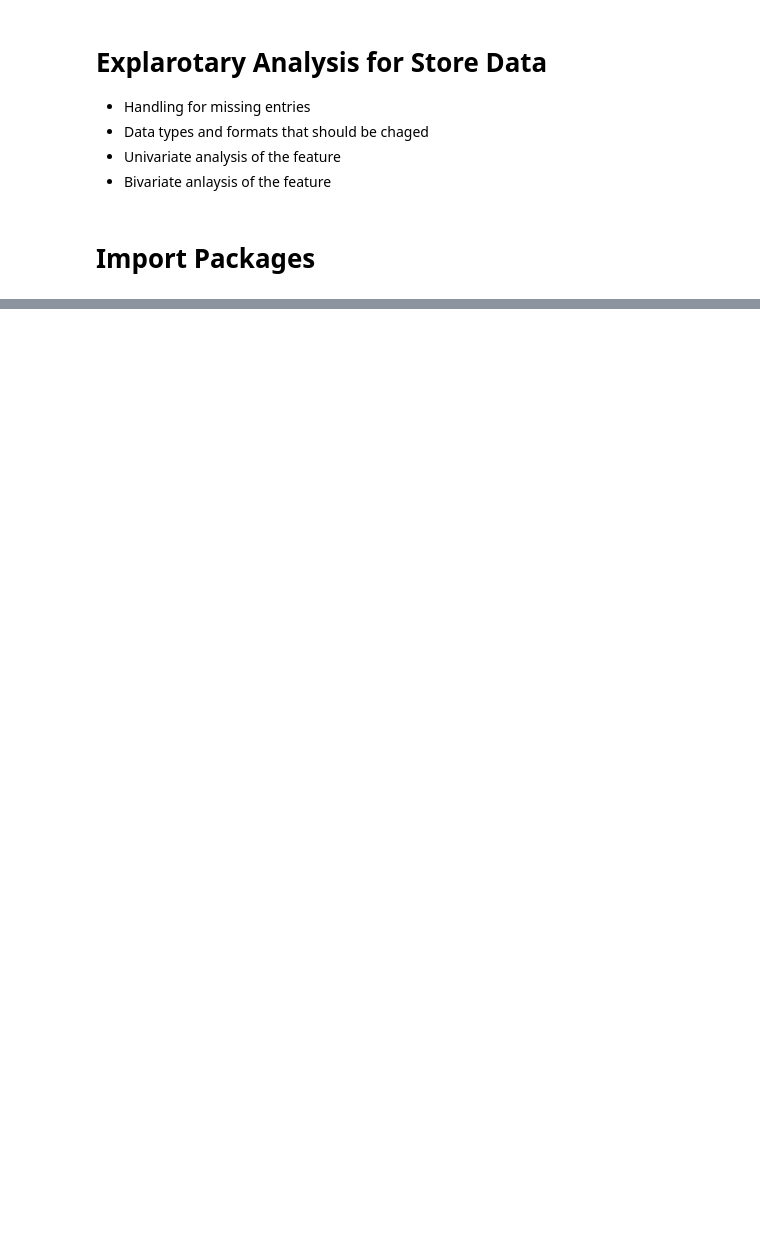
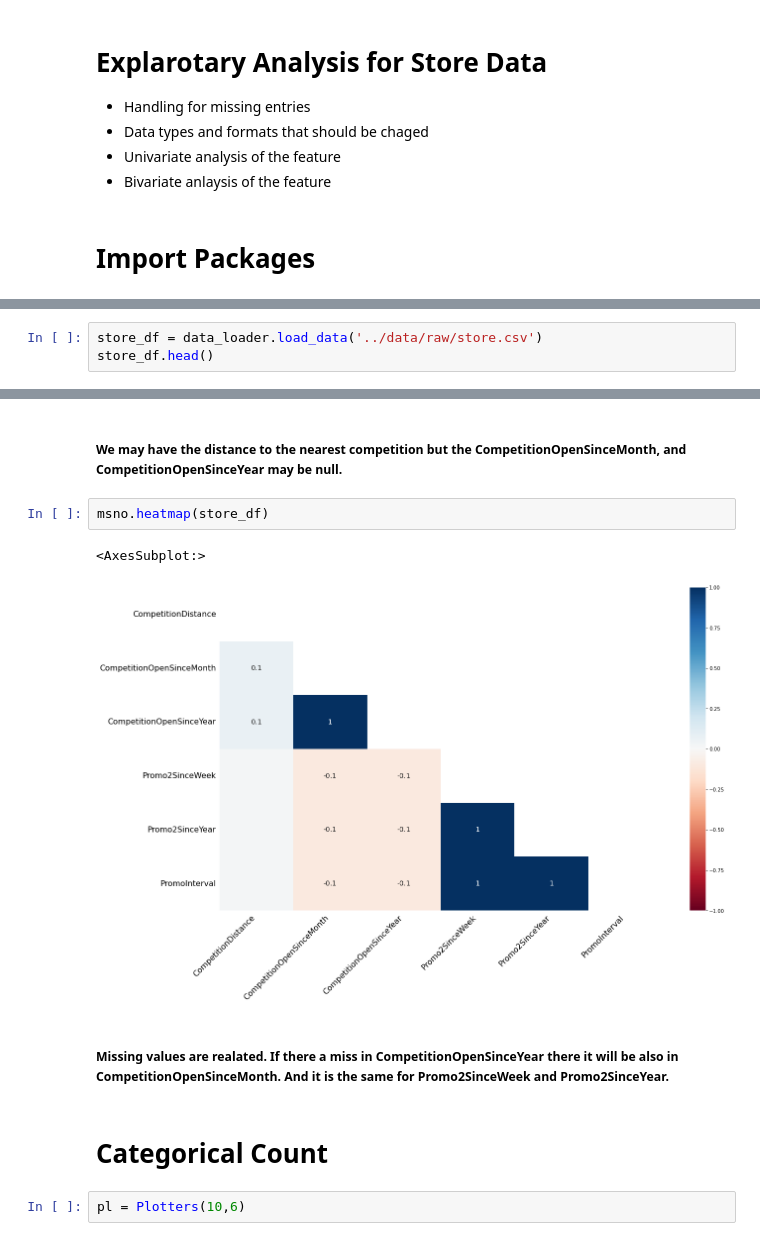
Before and after one commit to degagawolde/pharmaceutical-sales-prediction, a Jupyter notebook: notebooks/StoreDataExploration.ipynb, the cells around one changed output, grey strips where cells are left out. Drawn from its saved outputs; the diff is of its cells as text; blank space fills up the shorter version.

```diff
--- a/notebooks/StoreDataExploration.ipynb
+++ b/notebooks/StoreDataExploration.ipynb
@@ -48,0 +27,3 @@ bivariate
+# %%
+store_df = data_loader.load_data('../data/raw/store.csv')
+store_df.head()
@@ -48,0 +102,13 @@ bivariate
+# %% [markdown]
+##### We may have the distance to the nearest competition but the CompetitionOpenSinceMonth, and CompetitionOpenSinceYear may be null.
+# %%
+msno.heatmap(store_df)
+# %% [output]
+<AxesSubplot:>
+[figure, added]
+# %% [markdown]
+##### Missing values are realated. If there a miss in CompetitionOpenSinceYear there it will be also in CompetitionOpenSinceMonth. And it is the same for Promo2SinceWeek and Promo2SinceYear.
+# %% [markdown]
+# Categorical Count
+# %%
+pl = Plotters(10,6)
```
Also changed, not shown: parts of 35 cells of this notebook, 22 other files.
